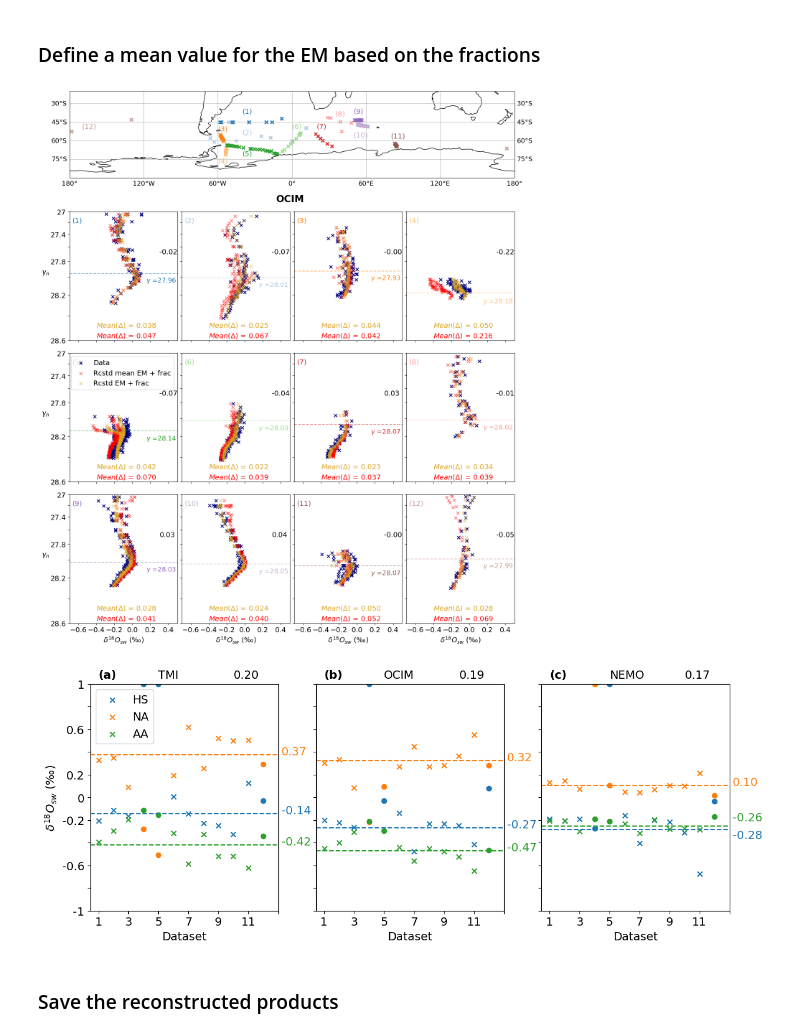
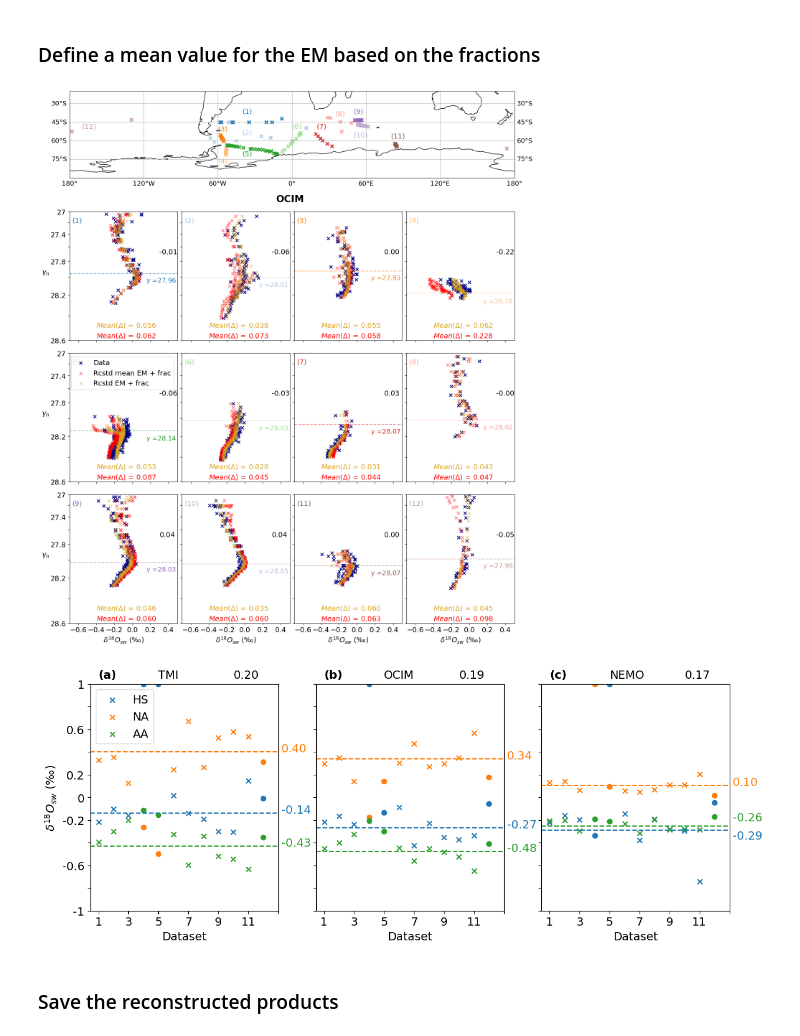
Before and after one commit to brumillet/d18o-southern-ocean, a Jupyter notebook: notebooks/optimization_fractions.ipynb, the cells around one changed output. Cells and saved outputs as stored; diff of their text form; code cells hidden in the pictures.

```diff
--- a/notebooks/optimization_fractions.ipynb
+++ b/notebooks/optimization_fractions.ipynb
@@ -400,13 +407,13 @@ model = 'TMI' # 'NEMO', 'TMI' or 'OCIM'
 # %%
 if model == 'TMI':
     for i in range(len(dfs2)):
-        dfs2[i]['d18O_rcstd_opt'] = np.nansum([dfs2[i][uf.dyes_TMI[j] + '_TMI'] * d18o_EM_values_TMI[j, i] for j in range(6)], axis = 0)
+        dfs2[i]['d18O_rcstd_opt'] = np.nansum([dfs2[i][uf.dyes_TMI[j] + '_TMI'] * d18o_EM_values_tmi2[j, i] for j in range(6)], axis = 0)
 elif model == 'OCIM':
     for i in range(len(dfs2)):
-        dfs2[i]['d18O_rcstd_opt'] = np.nansum([dfs2[i][uf.dyes_TMI[j] + '_ocim'] * d18o_EM_values_ocim[j, i] for j in range(6)], axis = 0)
+        dfs2[i]['d18O_rcstd_opt'] = np.nansum([dfs2[i][uf.dyes_TMI[j] + '_ocim'] * d18o_EM_values_ocim2[j, i] for j in range(6)], axis = 0)
 elif model == 'NEMO':
     for i in range(len(dfs2)):
-        dfs2[i]['d18O_rcstd_opt'] = np.nansum([dfs2[i][uf.dyes_TMI[j] + '_nemo'] * d18o_EM_values_nemo[j, i] for j in range(6)], axis = 0)
+        dfs2[i]['d18O_rcstd_opt'] = np.nansum([dfs2[i][uf.dyes_TMI[j] + '_nemo'] * d18o_EM_values_nemo2[j, i] for j in range(6)], axis = 0)
 # %%
 fig = plt.figure(figsize = (16, 20)); gs = fig.add_gridspec(4, 4, wspace = 0.04, hspace = 0.1); font = 14
 
@@ -467,7 +474,7 @@ def index_to_exclude_MS(suffix):
     return index_to_exclude_MS
 # %%
 mean_EM = np.empty((3, 6)); i = 0
-for suffix, EM in [('_TMI', d18o_EM_values_TMI), ('_ocim', d18o_EM_values_ocim), ('_nemo', d18o_EM_values_nemo)]:
+for suffix, EM in [('_TMI', d18o_EM_values_tmi2), ('_ocim', d18o_EM_values_ocim2), ('_nemo', d18o_EM_values_nemo2)]:
     list_index = index_to_exclude(suffix)
     modify_d18o_EM_values = np.delete(EM, list_index, 1)
     mean_EM_values = np.nanmean(modify_d18o_EM_values, axis = 1)
@@ -478,7 +485,7 @@ for suffix, EM in [('_TMI', d18o_EM_values_TMI), ('_ocim', d18o_EM_values_ocim),
     mean_EM[i] = mean_EM_values
     i += 1
 # %%
-models_labels = ['TMI', 'OCIM', 'NEMO']; d18o_models = [d18o_EM_values_TMI, d18o_EM_values_ocim, d18o_EM_values_nemo]; suffixes = ['_TMI', '_ocim', '_nemo']
+models_labels = ['TMI', 'OCIM', 'NEMO']; d18o_models = [d18o_EM_values_tmi2, d18o_EM_values_ocim2, d18o_EM_values_nemo2]; suffixes = ['_TMI', '_ocim', '_nemo']
 
 for k in range(3):
     for i in range(len(dfs2)):
@@ -516,8 +523,8 @@ for i in range(12):
     if xlabels: ax.set_xlabel('$\delta^{18}O_{sw}$ (‰)', fontsize = font)
     if ylabels: ax.set_ylabel('$\gamma_n$', fontsize = font, rotation = 0, labelpad = 10)
 
-    ax.text(-0.4, 28.5, '$Mean(\Delta)$ = ' + format(np.nanmean(np.sqrt((dfs2[i]['d18O'] - dfs2[i]['d18O_rcst_' + model_label])**2)), '.3f'), fontsize = font, color = 'goldenrod')
-    ax.text(-0.4, 28.58, '$Mean(\Delta)$ = ' + format(np.nanmean(np.sqrt((dfs2[i]['d18O'] - dfs2[i]['d18O_rcst_mean_' + model_label])**2)), '.3f'), fontsize = font, color = 'red')
+    ax.text(-0.4, 28.5, '$Mean(\Delta)$ = ' + format(np.sqrt(np.nanmean((dfs2[i]['d18O'] - dfs2[i]['d18O_rcst_' + model_label])**2)), '.3f'), fontsize = font, color = 'goldenrod')
+    ax.text(-0.4, 28.58, '$Mean(\Delta)$ = ' + format(np.sqrt(np.nanmean((dfs2[i]['d18O'] - dfs2[i]['d18O_rcst_mean_' + model_label])**2)), '.3f'), fontsize = font, color = 'red')
     ax.text(-0.67, 27.2, '(' + str(i + 1) + ')', fontsize = font, color = couleurs[i])
     ax.text(0.3, 27.7, format(np.nanmean(dfs2[i]['d18O_rcst_mean_' + model_label] - dfs2[i]['d18O']), '.2f'), fontsize = font)
 
@@ -529,7 +536,7 @@ for i in range(12):
 
 plt.savefig(fig_path + 'd18o_profiles_SO_map_' + model + '_rcs_dataset_&mean.png', bbox_inches = 'tight')
 # %% [output]
-[figure, old version]
+[figure, new version]
 # %%
 for k in range(3):
     aux2['d18O_rcst_mean_' + models_labels[k]] = np.nansum([aux2[uf.dyes_TMI[j] + suffixes[k]] * mean_EM[k][j] for j in range(6)], axis = 0)
@@ -537,34 +544,34 @@ for k in range(3):
 from sklearn.metrics import root_mean_squared_error
 # %%
 fig = plt.figure(figsize = (14, 5)); gs = fig.add_gridspec(1, 3, hspace = 0.12); font = 14
-EM_values = [d18o_EM_values_TMI, d18o_EM_values_ocim, d18o_EM_values_nemo]
+EM_values = [d18o_EM_values_tmi2, d18o_EM_values_ocim2, d18o_EM_values_nemo2]
 models = ['TMI', 'OCIM', 'NEMO']
 prop_cycle = plt.rcParams['axes.prop_cycle']
 colors = prop_cycle.by_key()['color']
 
 for j in range(3):
     ax = fig.add_subplot(gs[0, j]); ax.text(0, 1.05, uf.panels_letter_parenthesis[j], fontsize = font, fontweight = 'bold')
     if j == 0: ax.set_ylabel('$\delta^{18}O_{sw}$ (‰)', fontsize = font)
     for i in [3, 4, 5]:
         idx_to_exclude = index_to_exclude(suffixes[j]); idx = [i for i in range(12)]
         ax.scatter(np.delete(idx, idx_to_exclude, 0), np.delete(EM_values[j][i, :], idx_to_exclude, 0), label = uf.dyes[i].replace('Dye', ''), marker = 'x', c = colors[i - 3])
         ax.scatter(idx_to_exclude, EM_values[j][i, idx_to_exclude], marker = 'o', c = colors[i - 3])
         # print(models[j] + ' ' + uf.dyes[i] + ' mean: ' + format(np.nanmean(EM_values[j][i, :]), '.2f'))
 
         ax.axhline(y = np.nanmean(np.delete(EM_values[j][i, :], idx_to_exclude, 0)), c = colors[i - 3], ls = '--')
         if (j == 2) & (i == 5): ax.text(12.2, np.nanmean(np.delete(EM_values[j][i, :], idx_to_exclude, 0)) + 0.05, format(np.nanmean(np.delete(EM_values[j][i, :], idx_to_exclude, 0)), '.2f'), c = colors[i - 3], fontsize = fontsize)
         elif (j == 2) & (i == 3): ax.text(12.2, np.nanmean(np.delete(EM_values[j][i, :], idx_to_exclude, 0)) - 0.08, format(np.nanmean(np.delete(EM_values[j][i, :], idx_to_exclude, 0)), '.2f'), c = colors[i - 3], fontsize = fontsize)
         else: ax.text(12.2, np.nanmean(np.delete(EM_values[j][i, :], idx_to_exclude, 0)), format(np.nanmean(np.delete(EM_values[j][i, :], idx_to_exclude, 0)), '.2f'), c = colors[i - 3], fontsize = fontsize)
 
 
     ax.set_ylim(-1, 1); ax.text(4, 1.05, models[j], fontsize = font); ax.set_xticks([i*2 for i in range(7)]); ax.set_xticklabels([str(i*2 + 1) for i in range(6)] + [''], fontsize = fontsize); ax.set_xlabel('Dataset', fontsize = font)
     ax.set_yticks([-1 + 0.2 * i for i in range(11)]); ax.set_yticklabels([])
     if j ==0: ax.set_yticklabels([-1, '', -0.6, '', -0.2, 0, 0.2, '', 0.6, '', 1], fontsize = font); ax.legend(fontsize = font)
     ax.text(9, 1.05, format(root_mean_squared_error(aux2['d18O'].values, aux2['d18O_rcst_mean_' + models_labels[j]].values), '.2f'), fontsize = font)
 
-# plt.savefig(fig_path + 'd18o_values_EM_12_datasets_3models.png', bbox_inches = 'tight')
+plt.savefig(fig_path + 'd18o_values_EM_12_datasets_3models.png', bbox_inches = 'tight')
 # %% [output]
-[figure, old version]
+[figure, new version]
 # %% [markdown]
 ### Save the reconstructed products
 # %%
```
Also changed, not shown: parts of 5 cells of this notebook, 2 other files.
